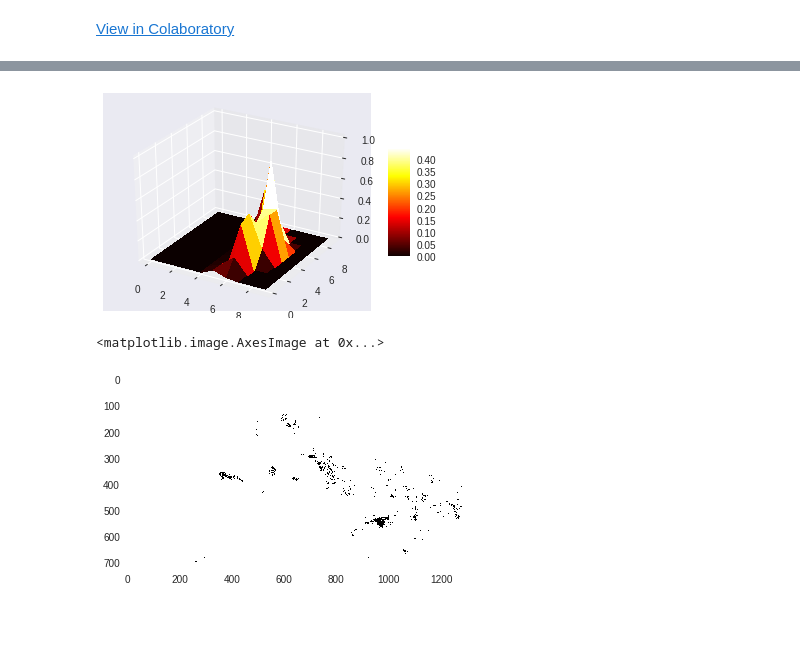
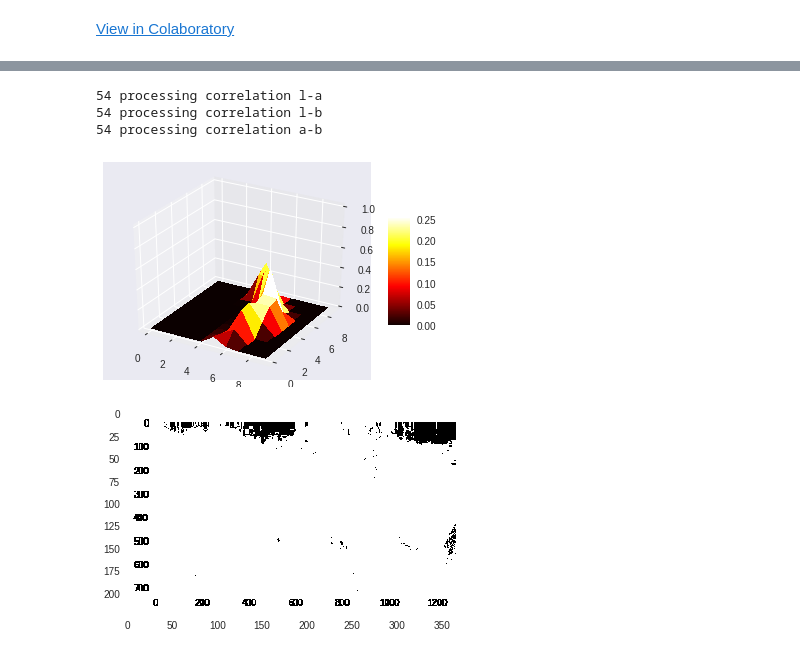
Before and after one commit to NeerajGulia/Simple-eye-detection-tests-ML, a Jupyter notebook: Hello,_Colaboratory.ipynb, the cells around one changed output, grey strips where cells are left out. Drawn from its saved outputs; the diff is of its cells as text; code cells hidden in the pictures; blank space fills up the shorter version.

```diff
--- a/Hello,_Colaboratory.ipynb
+++ b/Hello,_Colaboratory.ipynb
@@ -156,58 +160,62 @@ plt.grid(False)
 # %%
-# l_a_correlation_arr=[]
-# l_b_correlation_arr=[]
-# a_b_correlation_arr=[]
-# correlation_collection=[l_a_correlation_arr,l_b_correlation_arr,a_b_correlation_arr]
-# image_paths= glob.glob("full_fire_images/*.jpg")
+l_a_correlation_arr=[]
+l_b_correlation_arr=[]
+a_b_correlation_arr=[]
+correlation_collection=[l_a_correlation_arr,l_b_correlation_arr,a_b_correlation_arr]
+image_paths= glob.glob("full_fire_images/*.jpg")
 
-# for image_path in image_paths:
-#   M1= np.zeros((10,10))
-#   M2= np.zeros((10,10))
-#   M3= np.zeros((10,10))
-#   image1= cv2.cvtColor(plt.imread(image_path), cv2.COLOR_RGB2LAB)
-#   h, w= image1.shape[0], image1.shape[1]
-#   for i in range(h):
-#     for j in range(w):
-#       l,a,b= image1[i,j,0]*10//256, image1[i,j,1]*10//256, image1[i,j,2]*10//256
-#       M1[l,a]+=1
-#       M2[l,b]+=1
-#       M3[a,b]+=1
+for image_path in image_paths:
+  M1= np.zeros((10,10))
+  M2= np.zeros((10,10))
+  M3= np.zeros((10,10))
+  image1= cv2.cvtColor(plt.imread(image_path), cv2.COLOR_RGB2LAB)
+  l_star,a_star,b_star= get_LAB_star(LAB(image1))
+  h, w= image1.shape[0], image1.shape[1]
+  for i in range(h):
+    for j in range(w):
+      l,a,b= image1[i,j,0]*10//256, image1[i,j,1]*10//256, image1[i,j,2]*10//256
+      M1[l,a]+=1
+      M2[l,b]+=1
+      M3[a,b]+=1
 
-#   Mat_collection=[M1,M2,M3]
-#   for k in range(3):
-#     maximum= np.max(Mat_collection[k])
-#     minimum= np.min(Mat_collection[k])
-#     rng= maximum-minimum
+  Mat_collection=[M1,M2,M3]
+  for k in range(3):
+    maximum= np.max(Mat_collection[k])
+    minimum= np.min(Mat_collection[k])
+    rng= maximum-minimum
 
-#     for i in range(10):
-#       for j in range(10):
-#         Mat_collection[k][i,j]= (Mat_collection[k][i,j]-minimum)/rng
-#     correlation_collection[k].append(Mat_collection[k])
+    for i in range(10):
+      for j in range(10):
+        Mat_collection[k][i,j]= (Mat_collection[k][i,j]-minimum)/rng
+    correlation_collection[k].append(Mat_collection[k])
 
-# for i in range(3):
-#   mat_sum=np.zeros((10,10))
-#   mat_arr= correlation_collection[i]
-#   print(len(mat_arr))
-#   for arr in mat_arr:
-#     mat_sum+= arr
-#   correlation_collection[i]= mat_sum/len(mat_arr)
+for i in range(3):
+  mat_sum=np.zeros((10,10))
+  mat_arr= correlation_collection[i]
+  print(len(mat_arr), "processing correlation "+ ["l-a","l-b","a-b"][i])
+  for arr in mat_arr:
+    mat_sum+= arr
+  correlation_collection[i]= mat_sum/len(mat_arr)
 
 
 from mpl_toolkits.mplot3d import Axes3D
 
 X = np.arange(0, 10)
 Y = np.arange(0, 10)
 X, Y = np.meshgrid(X, Y)
 
 Z = correlation_collection[0]
 fig = plt.figure()
 ax = fig.gca(projection='3d')
 surf = ax.plot_surface(X, Y, Z, rstride=1, cstride=1, cmap='hot', linewidth=0, antialiased=False)
 ax.set_zlim(0, 1.01)
 fig.colorbar(surf, shrink=0.5, aspect=5)
 plt.show()
 # %% [output]
+54 processing correlation l-a
+54 processing correlation l-b
+54 processing correlation a-b
-[figure, old version]
+[figure, new version]
 # %%
 def normalize(channel):
   maximum= np.max(channel)
@@ -235,11 +243,11 @@ def get_Probabilistic_mask(img):
   return P
 
 mask= get_Probabilistic_mask(img)
-mask_cpy= np.copy(mask)
-th=0.000125
+mask_cpy= np.copy(mask).astype(int)
+th=0.0001
 mask_cpy[mask<th]=0
 mask_cpy[mask>=th]=1
 plt.imshow(mask_cpy)
+plt.grid(False)
 # %% [output]
-<matplotlib.image.AxesImage at 0x...>
-[figure, old version]
+[figure, new version]
```
Also changed, not shown: parts of 8 cells of this notebook.
